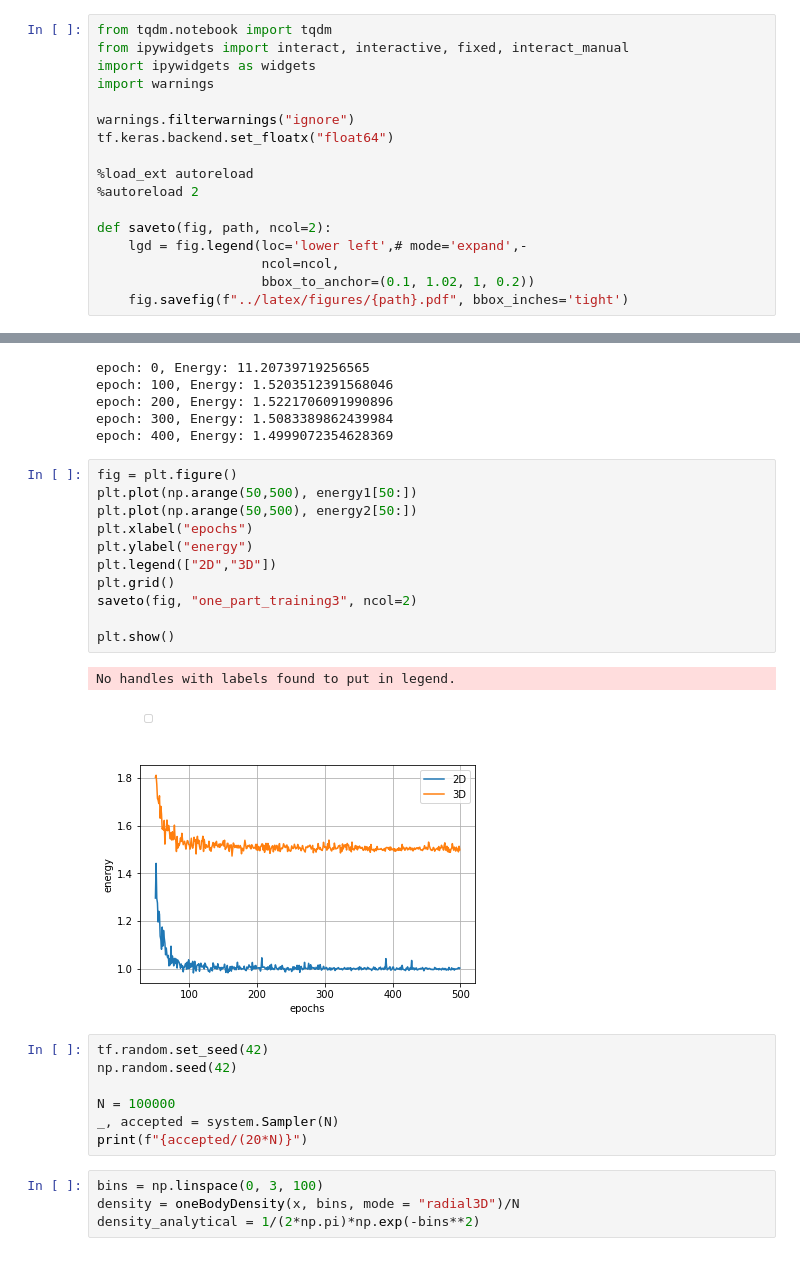
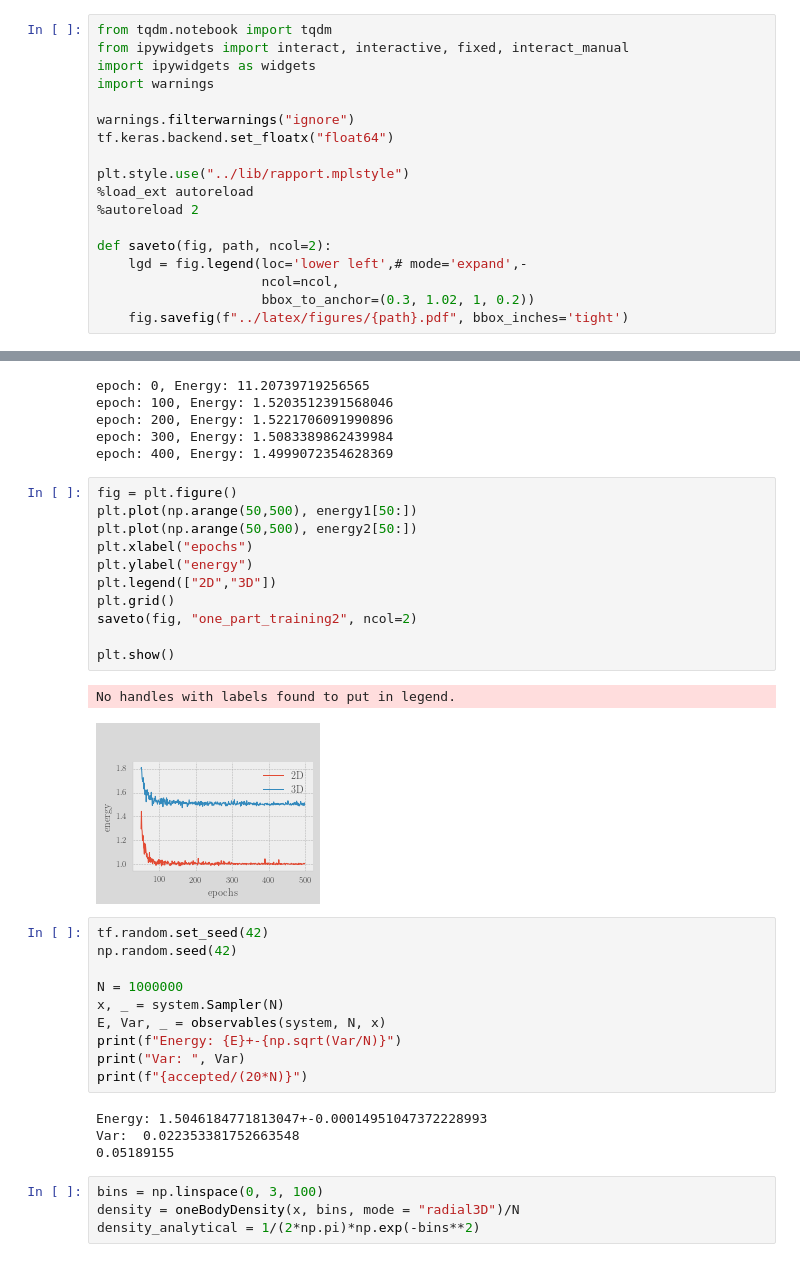
Before and after one commit to KristianWold/FYS4411, a Jupyter notebook: Project2/notebooks/DNN one particle.ipynb, the cells around one changed output, grey strips where cells are left out. Saved outputs shown, nothing was run; the diff lists cells and outputs as text.

```diff
--- a/Project2/notebooks/DNN one particle.ipynb
+++ b/Project2/notebooks/DNN one particle.ipynb
@@ -16,13 +16,14 @@ import warnings
 warnings.filterwarnings("ignore")
 tf.keras.backend.set_floatx("float64")
 
+plt.style.use("../lib/rapport.mplstyle")
 %load_ext autoreload
 %autoreload 2
 
 def saveto(fig, path, ncol=2):
     lgd = fig.legend(loc='lower left',# mode='expand',-
                      ncol=ncol,
-                     bbox_to_anchor=(0.1, 1.02, 1, 0.2))
+                     bbox_to_anchor=(0.3, 1.02, 1, 0.2))
     fig.savefig(f"../latex/figures/{path}.pdf", bbox_inches='tight')
 # %%
 import logging
@@ -414,24 +414,31 @@ epoch: 400, Energy: 1.4999072354628369
 # %%
 fig = plt.figure()
 plt.plot(np.arange(50,500), energy1[50:])
 plt.plot(np.arange(50,500), energy2[50:])
 plt.xlabel("epochs")
 plt.ylabel("energy")
 plt.legend(["2D","3D"])
 plt.grid()
-saveto(fig, "one_part_training3", ncol=2)
+saveto(fig, "one_part_training2", ncol=2)
 
 plt.show()
 # %% [output]
 No handles with labels found to put in legend.
-[figure, old version]
+[figure, new version]
 # %%
 tf.random.set_seed(42)
 np.random.seed(42)
 
-N = 100000
-_, accepted = system.Sampler(N)
+N = 1000000
+x, _ = system.Sampler(N)
+E, Var, _ = observables(system, N, x)
+print(f"Energy: {E}+-{np.sqrt(Var/N)}")
+print("Var: ", Var)
 print(f"{accepted/(20*N)}")
+# %% [output]
+Energy: 1.5046184771813047+-0.00014951047372228993
+Var:  0.022353381752663548
+0.05189155
 # %%
 bins = np.linspace(0, 3, 100)
 density = oneBodyDensity(x, bins, mode = "radial3D")/N
```
Also changed, not shown: parts of 15 cells of this notebook, 13 other files.
